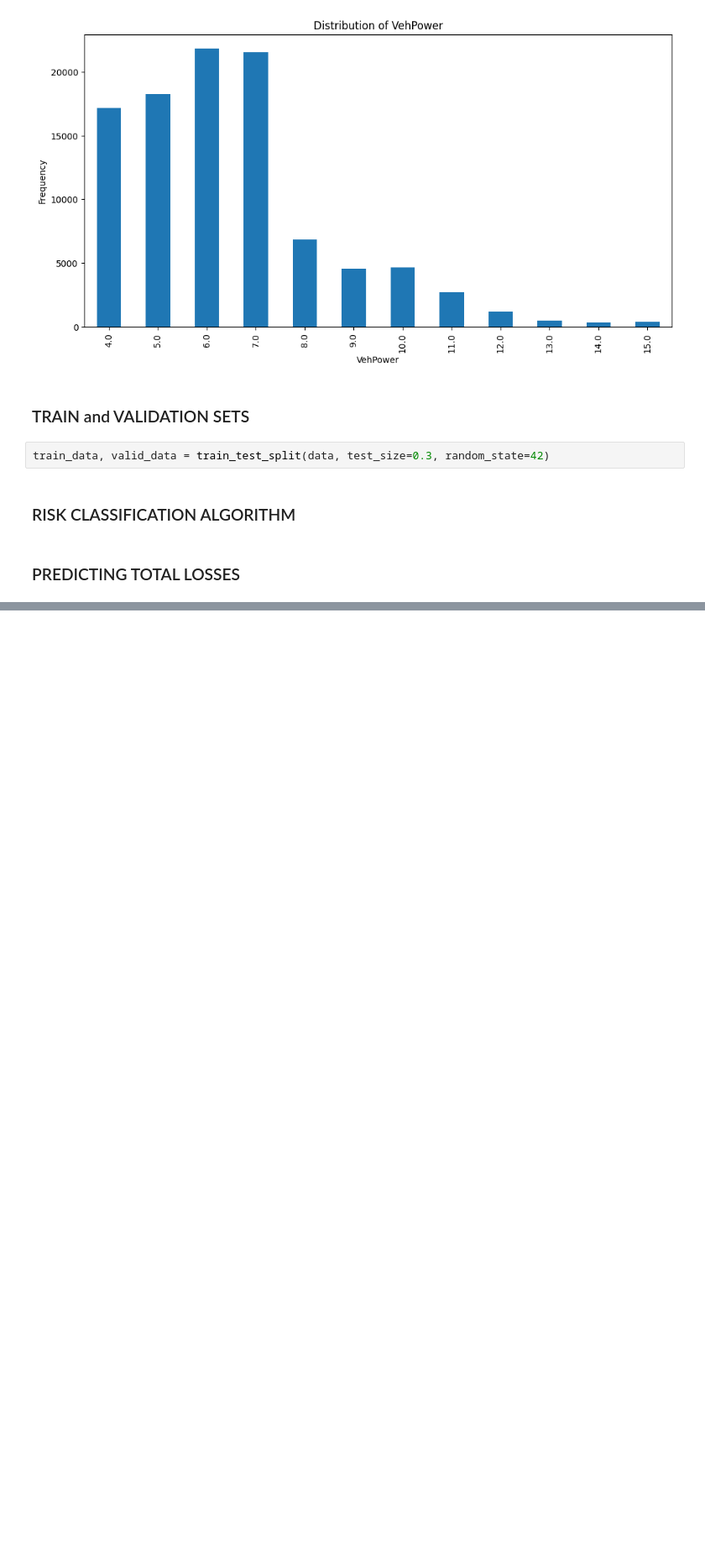
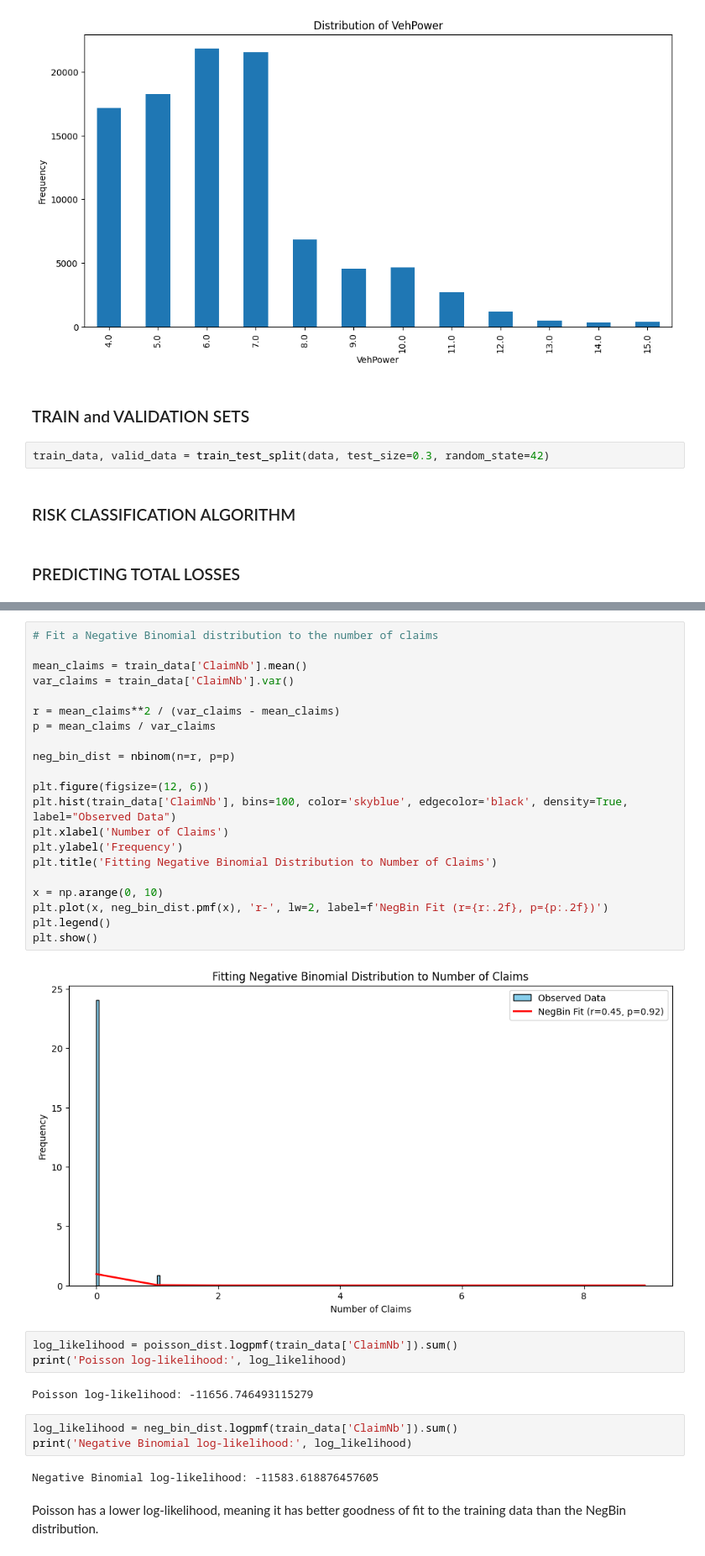
Before and after one commit to YanisFht/Assurance_Assignment, a Jupyter notebook: main.ipynb, the cells around one changed output, grey strips where cells are left out. Shown: that part at 84% size. Drawn from its saved outputs; the diff is of its cells as text; blank space fills up the shorter version.

```diff
--- a/main.ipynb
+++ b/main.ipynb
@@ -59,0 +82,35 @@ train_data, valid_data = train_test_split(data, test_size=0.3, random_state=42)
+# %%
+# Fit a Negative Binomial distribution to the number of claims
+
+mean_claims = train_data['ClaimNb'].mean()
+var_claims = train_data['ClaimNb'].var()
+
+r = mean_claims**2 / (var_claims - mean_claims)
+p = mean_claims / var_claims
+
+neg_bin_dist = nbinom(n=r, p=p)
+
+plt.figure(figsize=(12, 6))
+plt.hist(train_data['ClaimNb'], bins=100, color='skyblue', edgecolor='black', density=True, label="Observed Data")
+plt.xlabel('Number of Claims')
+plt.ylabel('Frequency')
+plt.title('Fitting Negative Binomial Distribution to Number of Claims')
+
+x = np.arange(0, 10)
+plt.plot(x, neg_bin_dist.pmf(x), 'r-', lw=2, label=f'NegBin Fit (r={r:.2f}, p={p:.2f})')
+plt.legend()
+plt.show()
+# %% [output]
+[figure, added]
+# %%
+log_likelihood = poisson_dist.logpmf(train_data['ClaimNb']).sum()
+print('Poisson log-likelihood:', log_likelihood)
+# %% [output]
+Poisson log-likelihood: -11656.746493115279
+# %%
+log_likelihood = neg_bin_dist.logpmf(train_data['ClaimNb']).sum()
+print('Negative Binomial log-likelihood:', log_likelihood)
+# %% [output]
+Negative Binomial log-likelihood: -11583.618876457605
+# %% [markdown]
+Poisson has a lower log-likelihood, meaning it has better goodness of fit to the training data than the NegBin distribution.
```
Also changed, not shown: parts of 19 cells of this notebook.
